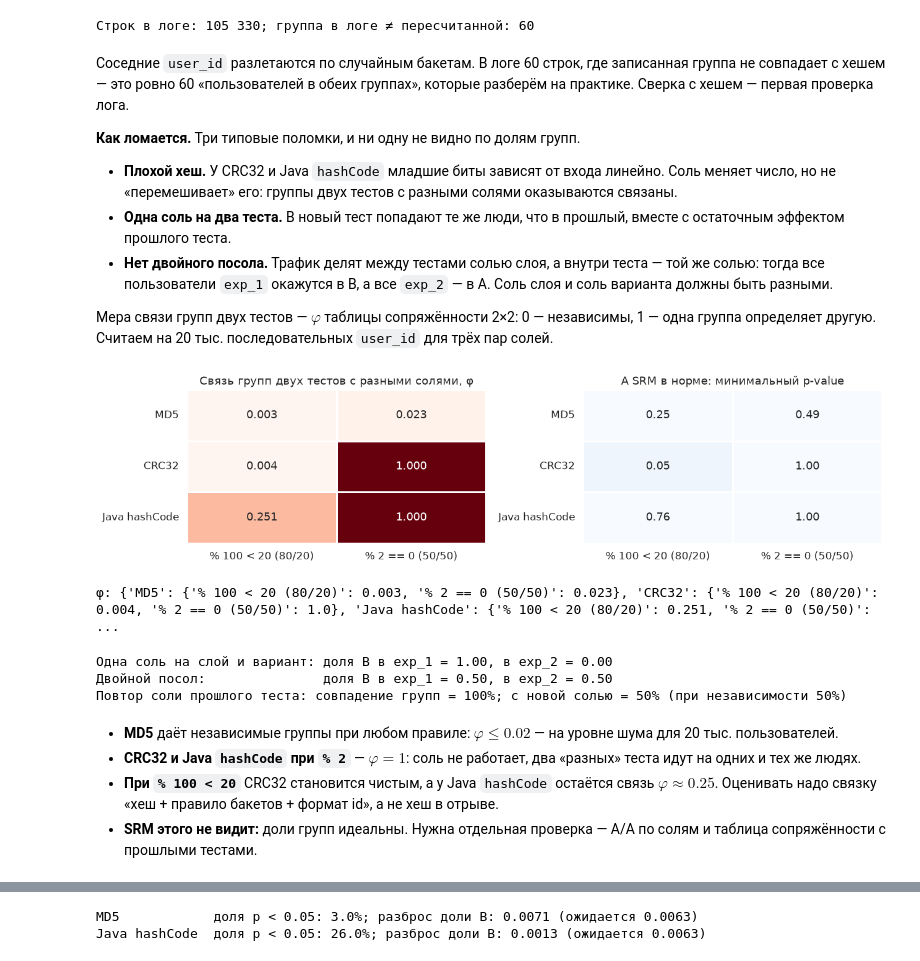
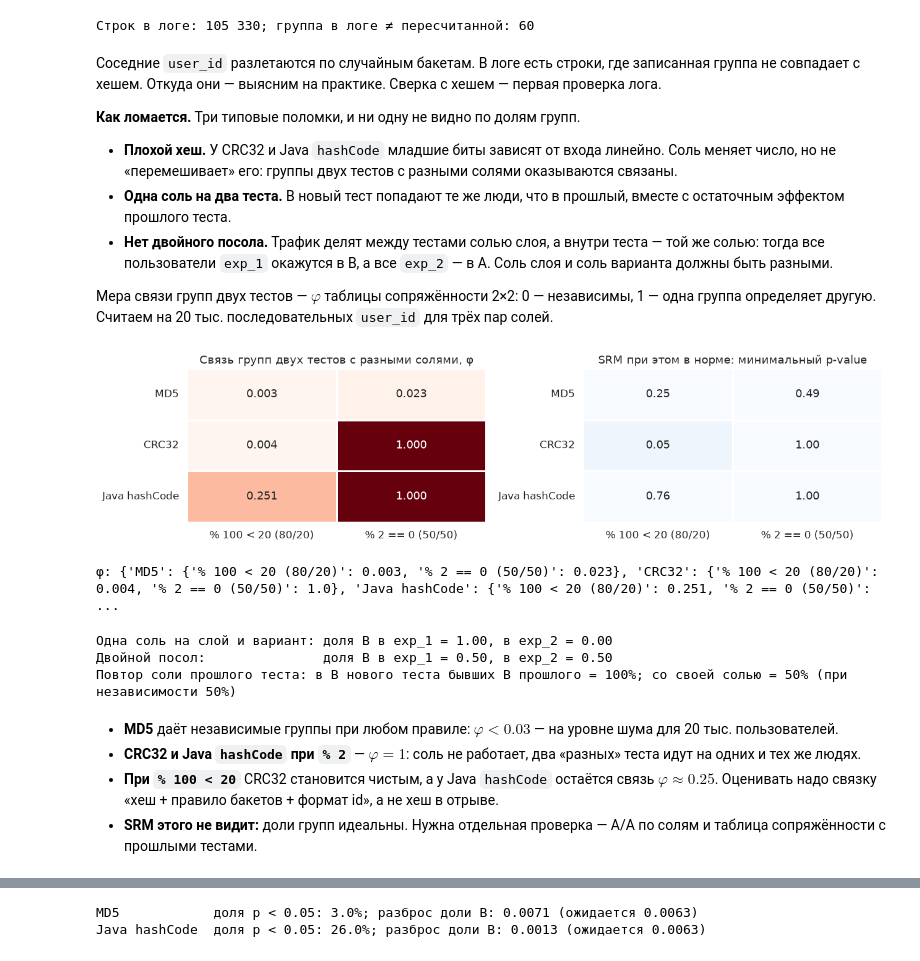
Before and after one commit to Alberelloo/AITH-2026-Hypothesis-Testing-Workshop, a Jupyter notebook: 03. Запуск и доверие к данным/theory.ipynb, the cells around one changed output, grey strips where cells are left out. Cells and saved outputs as stored; diff of their text form; code cells hidden in the pictures.

```diff
--- a/03. Запуск и доверие к данным/theory.ipynb
+++ b/03. Запуск и доверие к данным/theory.ipynb
@@ -89,7 +89,7 @@ print(f"Строк в логе: {len(raw):,}; группа в логе ≠ пе
 | 3 | checkout-v2:1000126 | 0523295f88… | 295 | B |
 Строк в логе: 105 330; группа в логе ≠ пересчитанной: 60
 # %% [markdown]
-Соседние `user_id` разлетаются по случайным бакетам. В логе 60 строк, где записанная группа не совпадает с хешем — это ровно 60 «пользователей в обеих группах», которые разберём на практике. Сверка с хешем — первая проверка лога.
+Соседние `user_id` разлетаются по случайным бакетам. В логе есть строки, где записанная группа не совпадает с хешем. Откуда они — выясним на практике. Сверка с хешем — первая проверка лога.
 
 **Как ломается.** Три типовые поломки, и ни одну не видно по долям групп.
 
@@ -104,35 +104,35 @@ HASHES = {'MD5': md5_hash, 'CRC32': crc32_hash, 'Java hashCode': java_hash}
 RULES = {'% 2 == 0 (50/50)': lambda v: v % 2 == 0, '% 100 < 20 (80/20)': lambda v: v % 100 < 20}
 SALT_PAIRS = [(f'exp_{k}a', f'exp_{k}b') for k in range(3)]
 
 
 def phi(a: np.ndarray, b: np.ndarray) -> float:
     return abs(np.corrcoef(a, b)[0, 1])
 
 
 phi_table, srm_table = {}, {}
 for hash_name, fn in HASHES.items():
     hashed = [(fn(ids, s1), fn(ids, s2)) for s1, s2 in SALT_PAIRS]
     for rule_name, rule in RULES.items():
         share = 0.5 if '50' in rule_name else 0.2
         phi_table[(hash_name, rule_name)] = max(phi(rule(h1), rule(h2)) for h1, h2 in hashed)
         srm_table[(hash_name, rule_name)] = min(srm_pvalue([(~rule(h1)).sum(), rule(h1).sum()], [1 - share, share]) for h1, _ in hashed)
 
 phi_map = pd.Series(phi_table).unstack().reindex(list(HASHES))
 srm_map = pd.Series(srm_table).unstack().reindex(list(HASHES))
 
 fig, axes = plt.subplots(1, 2, figsize=(13, 3.4))
 sns.heatmap(phi_map, annot=True, fmt='.3f', cmap='Reds', vmin=0, vmax=1, cbar=False, linewidths=1, ax=axes[0])
 axes[0].set_title('Связь групп двух тестов с разными солями, φ')
 sns.heatmap(srm_map, annot=True, fmt='.2f', cmap='Blues_r', vmin=0, vmax=0.05, cbar=False, linewidths=1, ax=axes[1])
-axes[1].set_title('А SRM в норме: минимальный p-value')
+axes[1].set_title('SRM при этом в норме: минимальный p-value')
 for ax in axes:
     ax.set_ylabel('')
     ax.set_xlabel('')
 plt.tight_layout()
 plt.show()
 print('φ:', phi_map.round(3).to_dict('index'))
 # %% [output]
-[figure, old version]
+[figure, new version]
 φ: {'MD5': {'% 100 < 20 (80/20)': 0.003, '% 2 == 0 (50/50)': 0.023}, 'CRC32': {'% 100 < 20 (80/20)': 0.004, '% 2 == 0 (50/50)': 1.0}, 'Java hashCode': {'% 100 < 20 (80/20)': 0.251, '% 2 == 0 (50/50)': ...
 # %%
 base = np.arange(1_000_000, 1_050_000)
@@ -141,14 +141,17 @@ same = layer                                                      # внутри
 own_1, own_2 = md5_hash(base, 'exp_1') % 2 == 0, md5_hash(base, 'exp_2') % 2 == 0
 print(f"Одна соль на слой и вариант: доля B в exp_1 = {same[layer].mean():.2f}, в exp_2 = {same[~layer].mean():.2f}")
 print(f"Двойной посол:               доля B в exp_1 = {own_1[layer].mean():.2f}, в exp_2 = {own_2[~layer].mean():.2f}")
-print(f"Повтор соли прошлого теста: совпадение групп = {(own_1 == own_1).mean():.0%}; "
-      f"с новой солью = {(own_1 == own_2).mean():.0%} (при независимости 50%)")
+previous = md5_hash(base, 'exp_1') % 2 == 0   # группы прошлого теста, соль exp_1
+reused = md5_hash(base, 'exp_1') % 2 == 0     # новый тест по ошибке взял ту же соль — отдельный расчёт
+fresh = md5_hash(base, 'exp_3') % 2 == 0      # новый тест со своей солью
+print(f"Повтор соли прошлого теста: в B нового теста бывших B прошлого = {previous[reused].mean():.0%}; "
+      f"со своей солью = {previous[fresh].mean():.0%} (при независимости 50%)")
 # %% [output]
 Одна соль на слой и вариант: доля B в exp_1 = 1.00, в exp_2 = 0.00
 Двойной посол:               доля B в exp_1 = 0.50, в exp_2 = 0.50
-Повтор соли прошлого теста: совпадение групп = 100%; с новой солью = 50% (при независимости 50%)
+Повтор соли прошлого теста: в B нового теста бывших B прошлого = 100%; со своей солью = 50% (при независимости 50%)
 # %% [markdown]
-* **MD5** даёт независимые группы при любом правиле: $\varphi \le 0.02$ — на уровне шума для 20 тыс. пользователей.
+* **MD5** даёт независимые группы при любом правиле: $\varphi < 0.03$ — на уровне шума для 20 тыс. пользователей.
 * **CRC32 и Java `hashCode` при `% 2`** — $\varphi = 1$: соль не работает, два «разных» теста идут на одних и тех же людях.
 * **При `% 100 < 20`** CRC32 становится чистым, а у Java `hashCode` остаётся связь $\varphi \approx 0.25$. Оценивать надо связку «хеш + правило бакетов + формат id», а не хеш в отрыве.
 * **SRM этого не видит:** доли групп идеальны. Нужна отдельная проверка — A/A по солям и таблица сопряжённости с прошлыми тестами.
```
Also changed, not shown: parts of 7 cells of this notebook, 3 other files.
